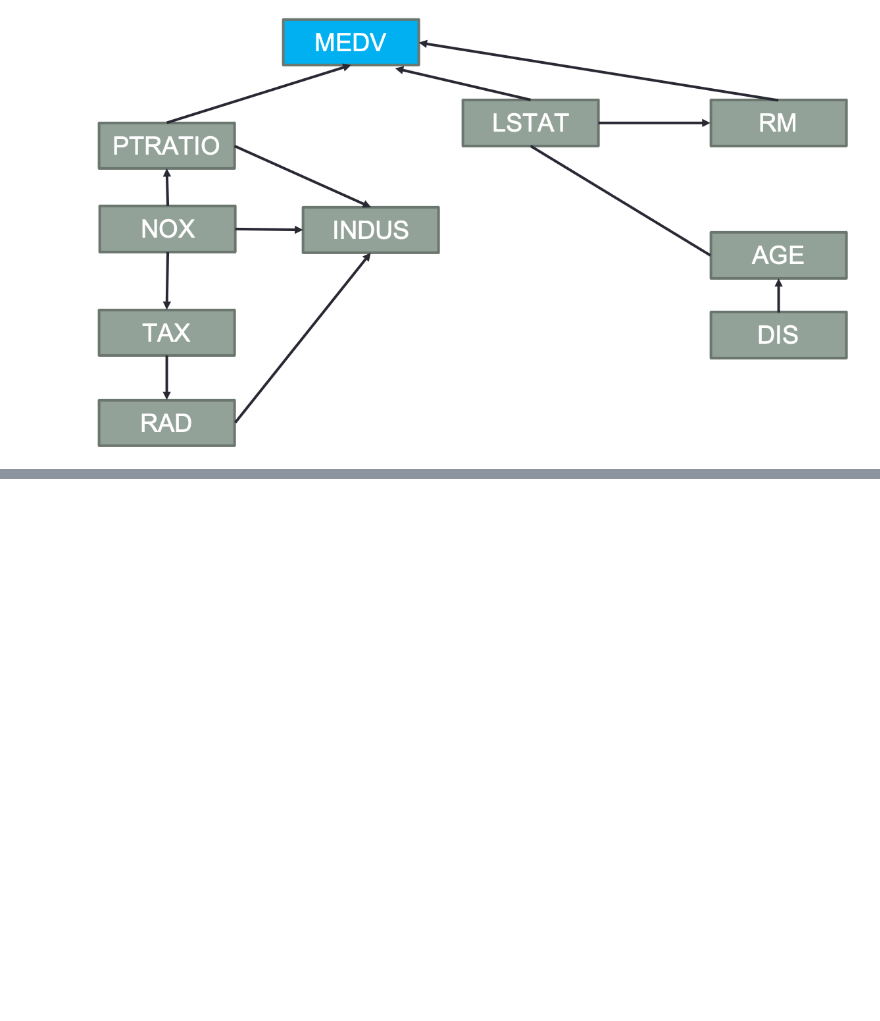
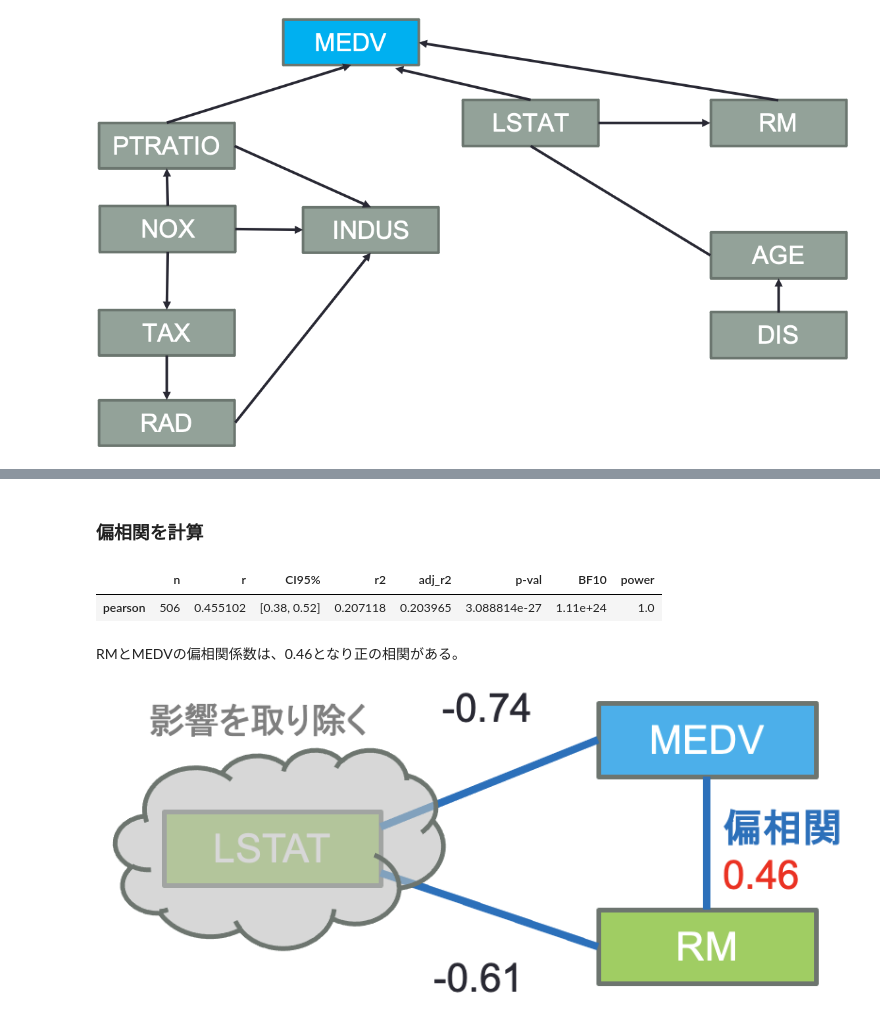
Before and after one commit to JunJun100/Bayesian_Network, a Jupyter notebook: Boston_PC_algorithm.ipynb, the cells around one changed output, grey strips where cells are left out. Drawn from its saved outputs; the diff is of its cells as text; code cells hidden in the pictures; blank space fills up the shorter version.

```diff
--- a/Boston_PC_algorithm.ipynb
+++ b/Boston_PC_algorithm.ipynb
@@ -262,0 +302,15 @@ Image("Diagram_2.png")
+# %% [markdown]
+### 偏相関を計算
+# %%
+# LSTATの影響を取り除き、RMとMEDVの偏相関係数を計算
+pg.partial_corr(data=df, x='RM', y='MEDV', covar='LSTAT')
+# %% [output]
+|  | n | r | CI95% | r2 | adj_r2 | p-val | BF10 | power |
+| pearson | 506 | 0.455102 | [0.38, 0.52] | 0.207118 | 0.203965 | 3.088814e-27 | 1.11e+24 | 1.0 |
+# %% [markdown]
+RMとMEDVの偏相関係数は、0.46となり正の相関がある。
+# %%
+# 相関係数
+Image("Partial_corr_4.png")
+# %% [output]
+[figure, added]
```
Also changed, not shown: parts of 9 cells of this notebook, 4 other files.
